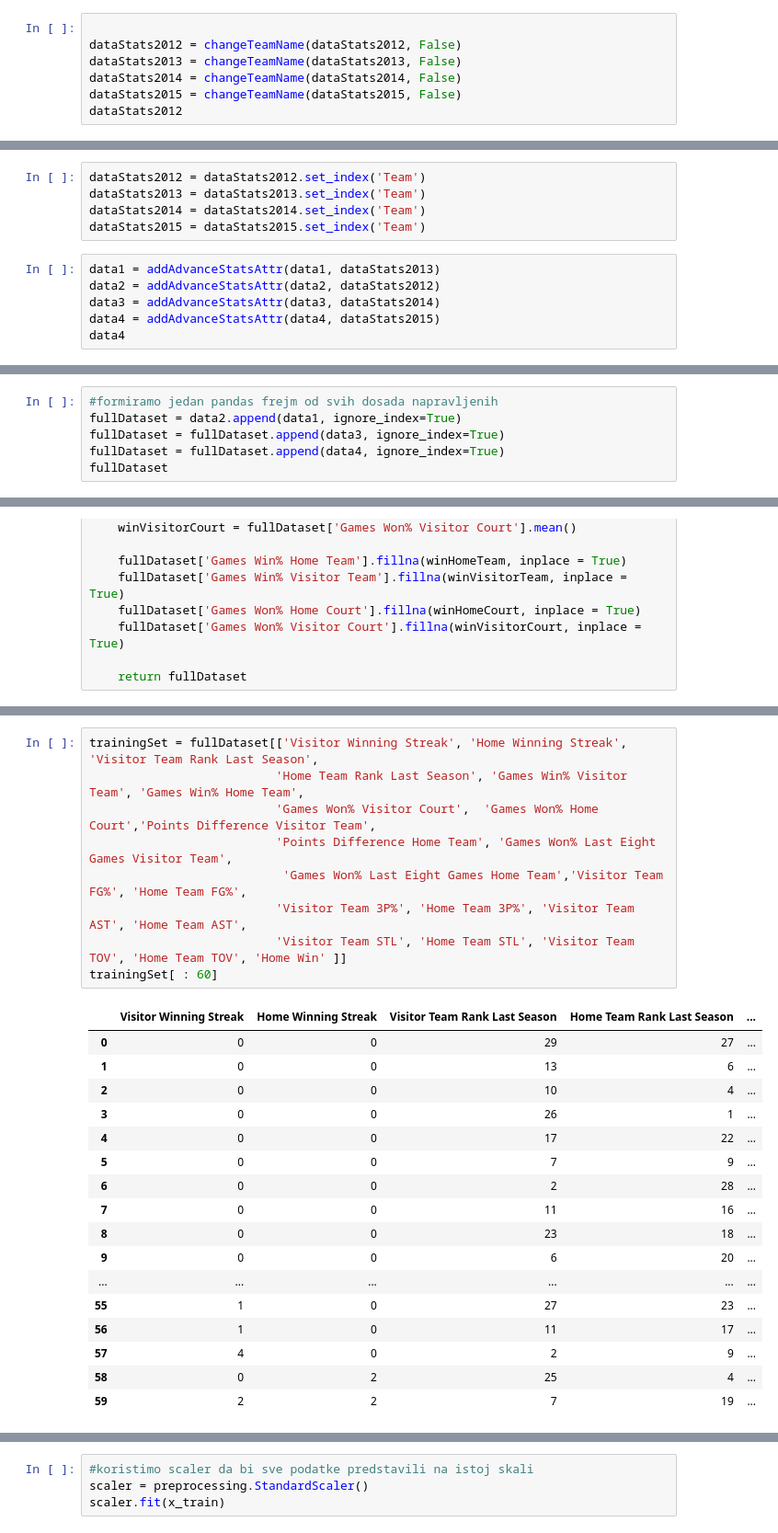
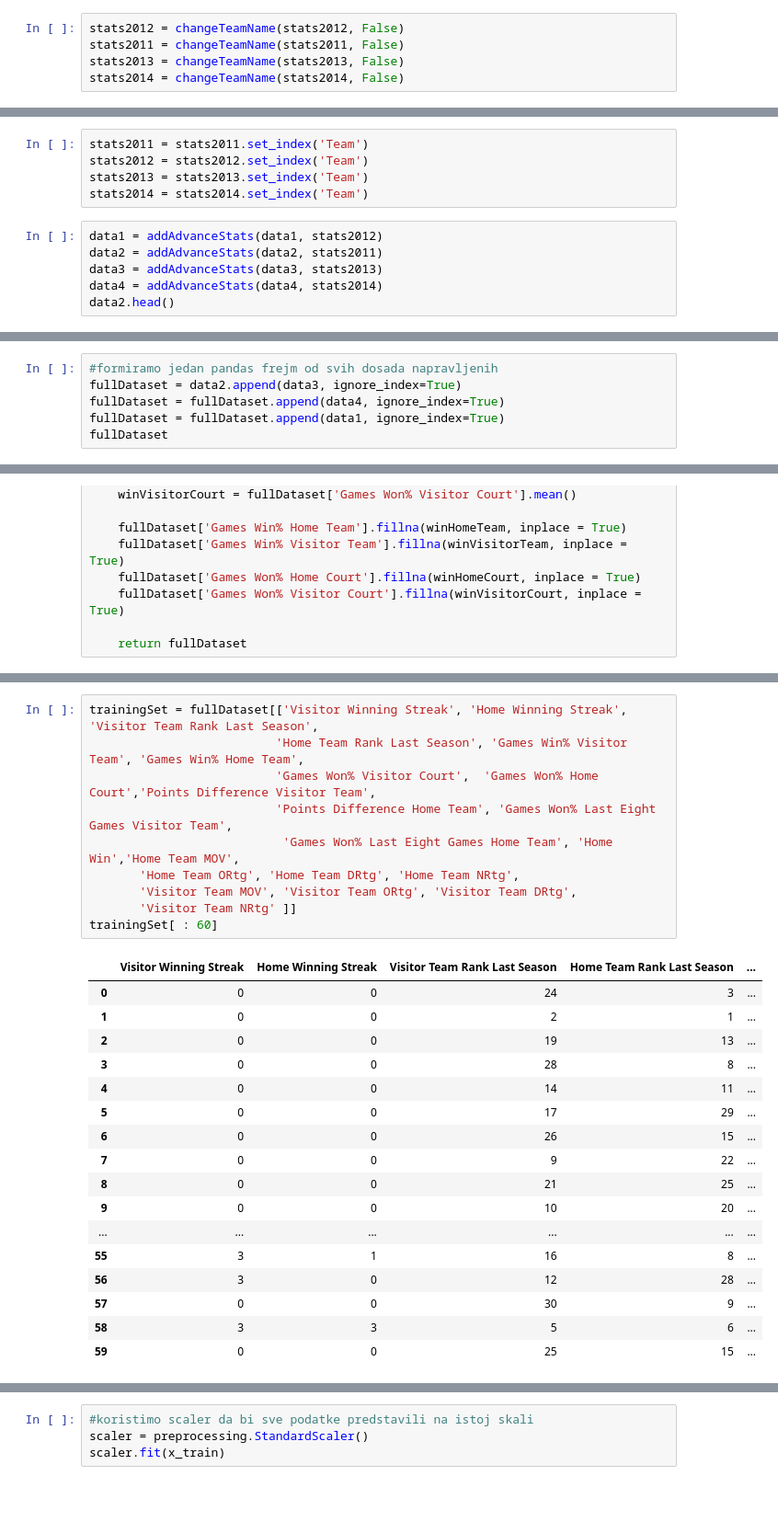
Before and after one commit to filipl41/ML_Predicting-NBA-Game-Outcomes-, a Jupyter notebook: NbaGamesPrediction.ipynb, the cells around one changed output, grey strips where cells are left out. Shown at 92% size. Saved outputs shown, nothing was run; the diff lists cells and outputs as text; blank space fills up the shorter version.

```diff
--- a/NbaGamesPrediction.ipynb
+++ b/NbaGamesPrediction.ipynb
@@ -557,7 +522,5 @@ dataStats2012
 # %%
-
-dataStats2012 = changeTeamName(dataStats2012, False)
-dataStats2013 = changeTeamName(dataStats2013, False)
-dataStats2014 = changeTeamName(dataStats2014, False)
-dataStats2015 = changeTeamName(dataStats2015, False)
-dataStats2012
+stats2012 = changeTeamName(stats2012, False)
+stats2011 = changeTeamName(stats2011, False)
+stats2013 = changeTeamName(stats2013, False)
+stats2014 = changeTeamName(stats2014, False)
@@ -613,13 +552,13 @@ def addAdvanceStatsAttr(dataset, dataStats):
 # %%
-dataStats2012 = dataStats2012.set_index('Team')
-dataStats2013 = dataStats2013.set_index('Team')
-dataStats2014 = dataStats2014.set_index('Team')
-dataStats2015 = dataStats2015.set_index('Team')
+stats2011 = stats2011.set_index('Team')
+stats2012 = stats2012.set_index('Team')
+stats2013 = stats2013.set_index('Team')
+stats2014 = stats2014.set_index('Team')
 # %%
-data1 = addAdvanceStatsAttr(data1, dataStats2013)
-data2 = addAdvanceStatsAttr(data2, dataStats2012)
-data3 = addAdvanceStatsAttr(data3, dataStats2014)
-data4 = addAdvanceStatsAttr(data4, dataStats2015)
-data4
+data1 = addAdvanceStats(data1, stats2012)
+data2 = addAdvanceStats(data2, stats2011)
+data3 = addAdvanceStats(data3, stats2013)
+data4 = addAdvanceStats(data4, stats2014)
+data2.head()
 # %% [output]
 |  | Date | Start (ET) | Visitor Team | Visitor PTS | Home Team | Home PTS | Box Score | OT | Attendance | ... |
@@ -661,9 +589,9 @@ Index(['Date', 'Start (ET)', 'Visitor Team', 'Visitor PTS', 'Home Team',
       dtype='object')
 # %%
 #formiramo jedan pandas frejm od svih dosada napravljenih
-fullDataset = data2.append(data1, ignore_index=True)
-fullDataset = fullDataset.append(data3, ignore_index=True)
+fullDataset = data2.append(data3, ignore_index=True)
 fullDataset = fullDataset.append(data4, ignore_index=True)
+fullDataset = fullDataset.append(data1, ignore_index=True)
 fullDataset
 # %% [output]
 |  | Date | Start (ET) | Visitor Team | Visitor PTS | Home Team | Home PTS | Box Score | OT | Attendance | ... |
@@ -732,27 +663,28 @@ Index(['Date', 'Start (ET)', 'Visitor Team', 'Visitor PTS', 'Home Team',
 # %%
 trainingSet = fullDataset[['Visitor Winning Streak', 'Home Winning Streak', 'Visitor Team Rank Last Season',
                           'Home Team Rank Last Season', 'Games Win% Visitor Team', 'Games Win% Home Team',
                           'Games Won% Visitor Court',  'Games Won% Home Court','Points Difference Visitor Team',
                           'Points Difference Home Team', 'Games Won% Last Eight Games Visitor Team',
-                           'Games Won% Last Eight Games Home Team','Visitor Team FG%', 'Home Team FG%',
-                          'Visitor Team 3P%', 'Home Team 3P%', 'Visitor Team AST', 'Home Team AST',
-                          'Visitor Team STL', 'Home Team STL', 'Visitor Team TOV', 'Home Team TOV', 'Home Win' ]]
+                           'Games Won% Last Eight Games Home Team', 'Home Win','Home Team MOV',
+       'Home Team ORtg', 'Home Team DRtg', 'Home Team NRtg',
+       'Visitor Team MOV', 'Visitor Team ORtg', 'Visitor Team DRtg',
+       'Visitor Team NRtg' ]]
 trainingSet[ : 60]
 # %% [output]
 |  | Visitor Winning Streak | Home Winning Streak | Visitor Team Rank Last Season | Home Team Rank Last Season | ... |
-| 0 | 0 | 0 | 29 | 27 | ... |
-| 1 | 0 | 0 | 13 | 6 | ... |
-| 2 | 0 | 0 | 10 | 4 | ... |
-| 3 | 0 | 0 | 26 | 1 | ... |
-| 4 | 0 | 0 | 17 | 22 | ... |
-| 5 | 0 | 0 | 7 | 9 | ... |
-| 6 | 0 | 0 | 2 | 28 | ... |
-| 7 | 0 | 0 | 11 | 16 | ... |
-| 8 | 0 | 0 | 23 | 18 | ... |
-| 9 | 0 | 0 | 6 | 20 | ... |
+| 0 | 0 | 0 | 24 | 3 | ... |
+| 1 | 0 | 0 | 2 | 1 | ... |
+| 2 | 0 | 0 | 19 | 13 | ... |
+| 3 | 0 | 0 | 28 | 8 | ... |
+| 4 | 0 | 0 | 14 | 11 | ... |
+| 5 | 0 | 0 | 17 | 29 | ... |
+| 6 | 0 | 0 | 26 | 15 | ... |
+| 7 | 0 | 0 | 9 | 22 | ... |
+| 8 | 0 | 0 | 21 | 25 | ... |
+| 9 | 0 | 0 | 10 | 20 | ... |
 | ... | ... | ... | ... | ... | ... |
-| 55 | 1 | 0 | 27 | 23 | ... |
-| 56 | 1 | 0 | 11 | 17 | ... |
-| 57 | 4 | 0 | 2 | 9 | ... |
-| 58 | 0 | 2 | 25 | 4 | ... |
-| 59 | 2 | 2 | 7 | 19 | ... |
+| 55 | 3 | 1 | 16 | 8 | ... |
+| 56 | 3 | 0 | 12 | 28 | ... |
+| 57 | 0 | 0 | 30 | 9 | ... |
+| 58 | 3 | 3 | 5 | 6 | ... |
+| 59 | 0 | 0 | 25 | 15 | ... |
```
Also changed, not shown: parts of 35 cells of this notebook.
